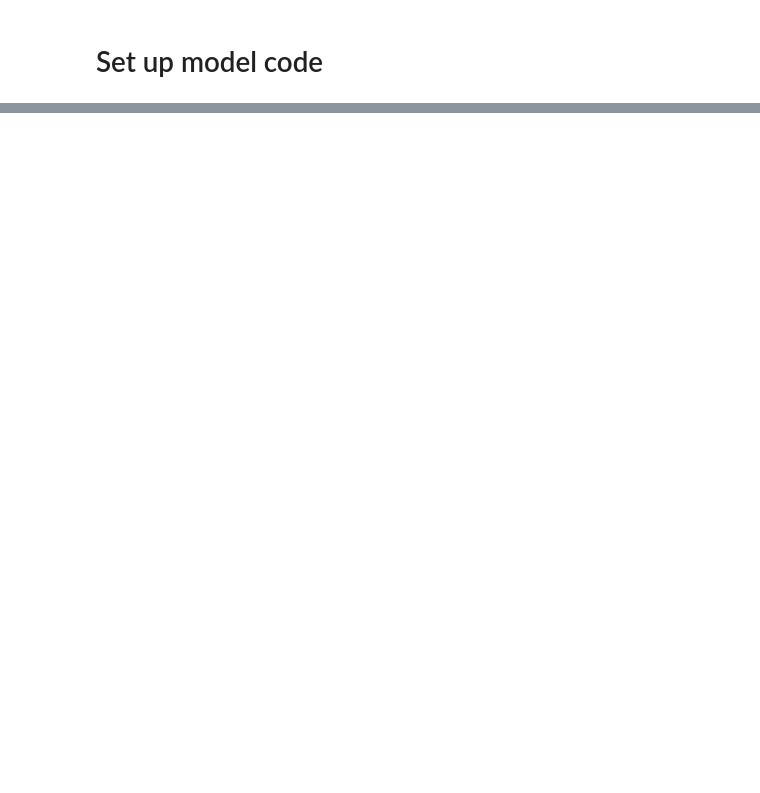
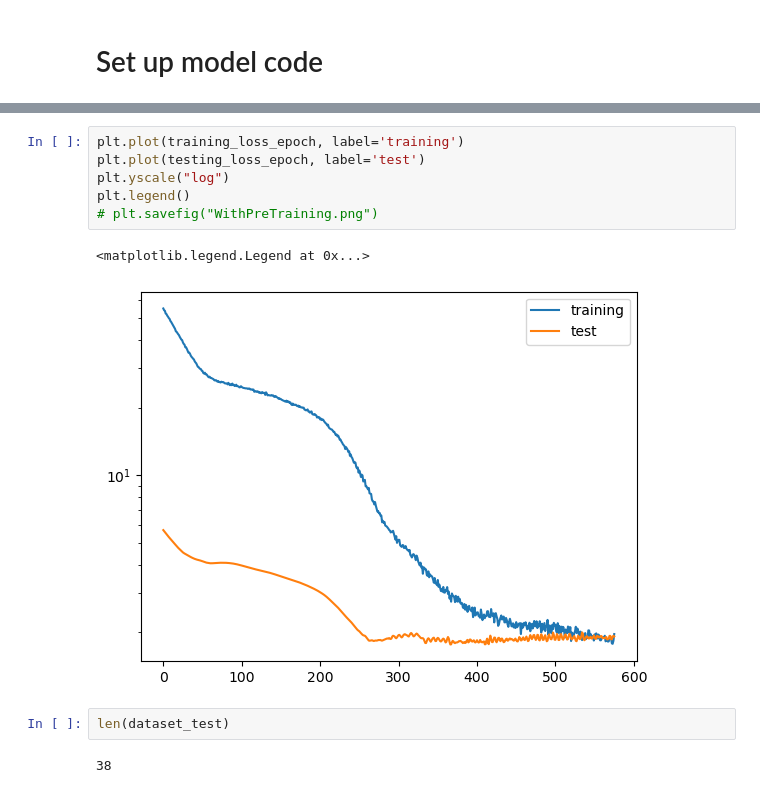
Before and after one commit to scoutiii/BearLakeData, a Jupyter notebook: Model.ipynb, the cells around one changed output, grey strips where cells are left out. Cells and saved outputs as stored; diff of their text form; blank space fills up the shorter version.

```diff
--- a/Model.ipynb
+++ b/Model.ipynb
@@ -304,0 +485,13 @@ np.argmin(testing_loss_epoch)
+# %%
+plt.plot(training_loss_epoch, label='training')
+plt.plot(testing_loss_epoch, label='test')
+plt.yscale("log")
+plt.legend()
+# plt.savefig("WithPreTraining.png")
+# %% [output]
+<matplotlib.legend.Legend at 0x...>
+[figure, added]
+# %%
+len(dataset_test)
+# %% [output]
+38
```
Also changed, not shown: parts of 23 cells of this notebook, 5 other files.
